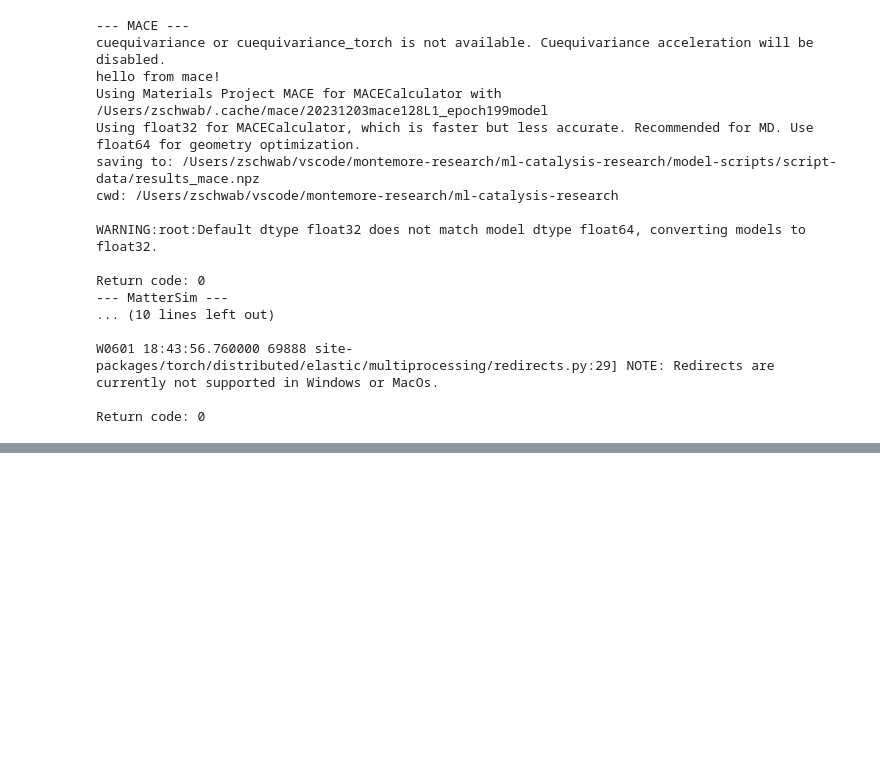
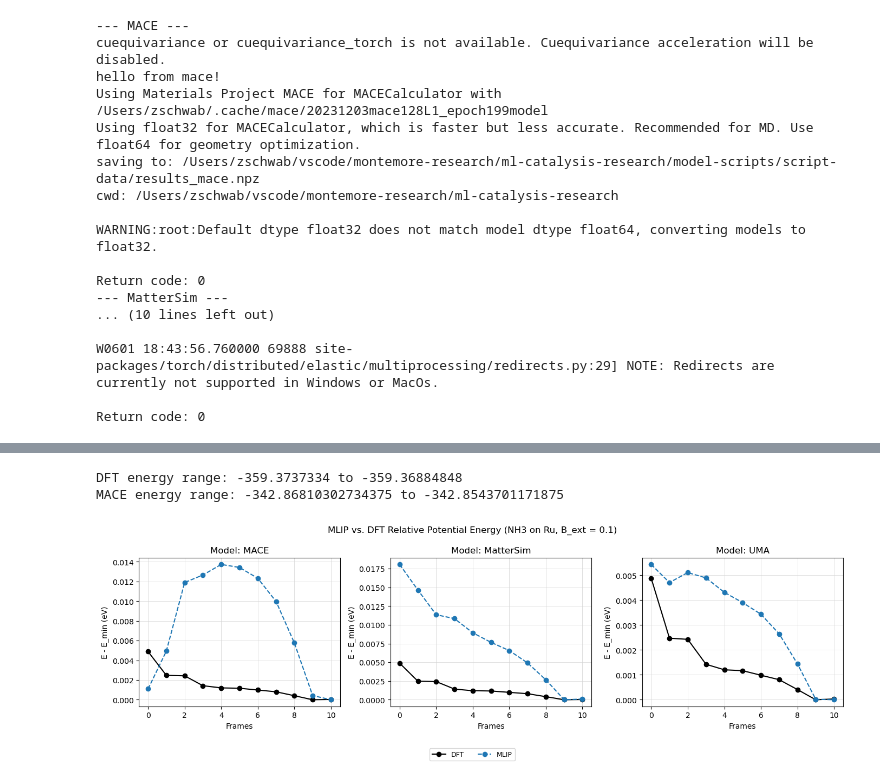
Before and after one commit to zbschwab/ml-catalysis-research, a Jupyter notebook: dft-mlips-comparison.ipynb, the cells around one changed output, grey strips where cells are left out. Saved outputs shown, nothing was run; the diff lists cells and outputs as text; code cells hidden in the pictures; blank space fills up the shorter version.

```diff
--- a/dft-mlips-comparison.ipynb
+++ b/dft-mlips-comparison.ipynb
@@ -146,0 +197,34 @@ for name, res in [("MACE", mace), ("MatterSim", mattersim), ("UMA", uma)]:
+# %%
+print("DFT energy range:", dft_energies.min(), "to", dft_energies.max())
+print("MACE energy range:", mace["mlip_energies"].min(), "to", mace["mlip_energies"].max())
+# %% [output]
+DFT energy range: -359.3737334 to -359.36884848
+MACE energy range: -342.86810302734375 to -342.8543701171875
+# %%
+# remove absolute offset (subtract lowest point) to better see MLIPs vs. DFT energy frame by frame
+
+fig, axes = plt.subplots(1, 3, figsize=(14, 4))
+fig.suptitle("MLIP vs. DFT Relative Potential Energy (NH3 on Ru, B_ext = 0.1)")
+
+frames = range(len(dft_energies))
+dft_rel = dft_energies - dft_energies.min()
+
+for ax, (name, res) in zip(axes, [("MACE", mace), ("MatterSim", mattersim), ("UMA", uma)]):
+    mlip_e = np.array(res["mlip_energies"])
+    mlip_rel = mlip_e - mlip_e.min()
+    ax.plot(frames, dft_rel, 'k-o', label="DFT")
+    ax.plot(frames, mlip_rel, '--o', label=name)
+    ax.set_ylabel("E - E_min (eV)")
+    ax.set_xlabel("Frames")
+    ax.set_title("Model: " + name)
+    ax.grid(color='lightgrey', linestyle='-', linewidth=0.5)
+
+# make shared legend
+handles, labels = axes[0].get_legend_handles_labels()
+labels[1] = "MLIP"
+fig.legend(handles, labels, loc='lower center', ncol=4, bbox_to_anchor=(0.5, -0.12), fontsize=9)
+
+plt.tight_layout()
+plt.show()
+# %% [output]
+[figure, added]
```
Also changed, not shown: parts of 6 cells of this notebook.
